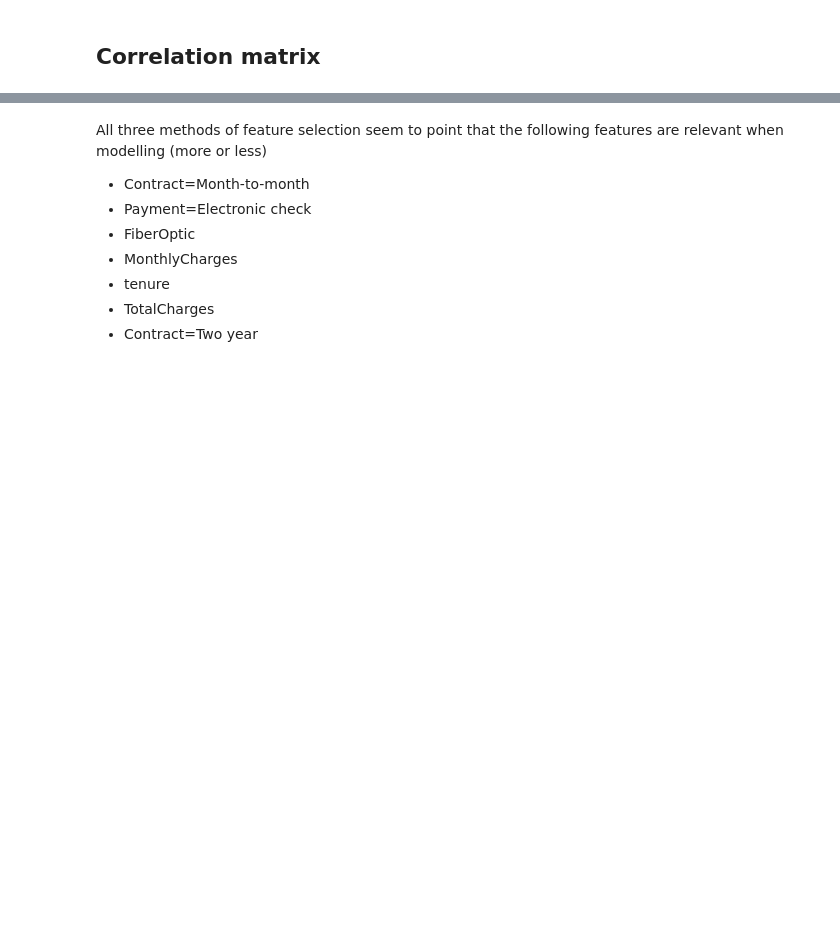
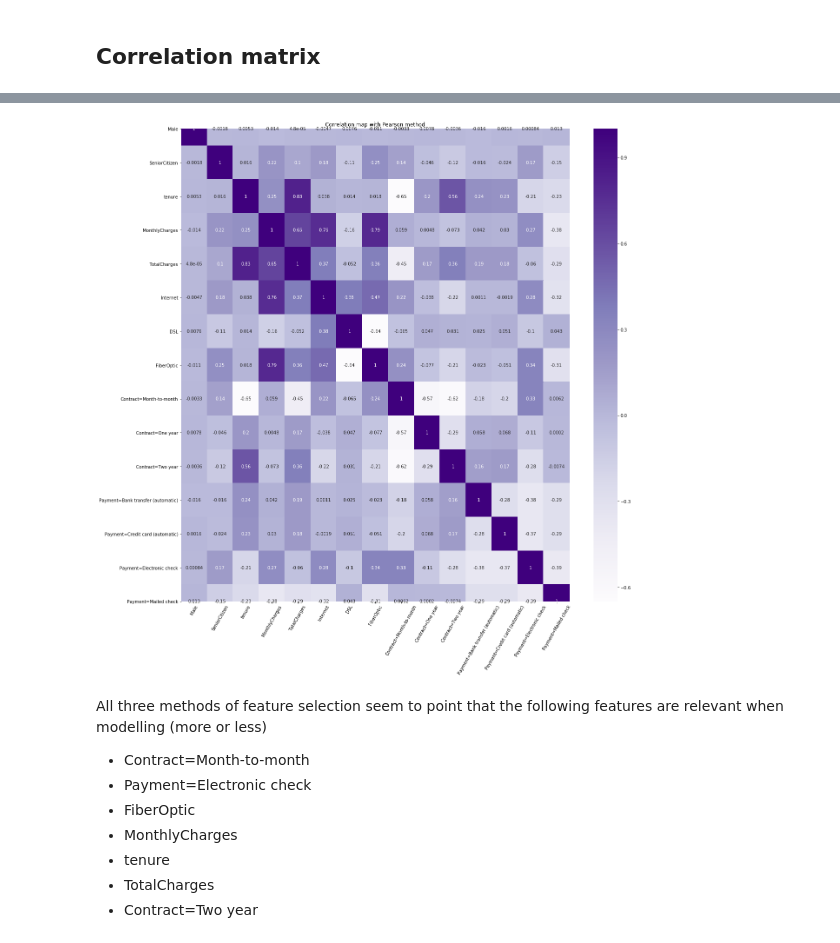
Before and after one commit to wvmrtn/data-science-in-practice, a Jupyter notebook: PS2/PS2.ipynb, the cells around one changed output, grey strips where cells are left out. Cells and saved outputs as stored; diff of their text form; code cells hidden in the pictures; blank space fills up the shorter version.

```diff
--- a/PS2/PS2.ipynb
+++ b/PS2/PS2.ipynb
@@ -190,3 +216,12 @@ ax = sns.heatmap(corr_matrix, annot = True, cmap = 'Purples')
+# %%
+# plot heatmap of correelation matrix
+fig, ax = plt.subplots(figsize = (20, 20))
+ax = sns.heatmap(corr_matrix_pearson, annot = True, cmap = 'Purples')
+plt.xticks(rotation = 60)
+plt.title('Correlation map with Pearson method')
+plt.show()
+# %% [output]
+[figure, added]
 # %% [markdown]
 All three methods of feature selection seem to point that the following features are relevant when modelling (more or less)
 * Contract=Month-to-month
```
Also changed, not shown: parts of 29 cells of this notebook.
